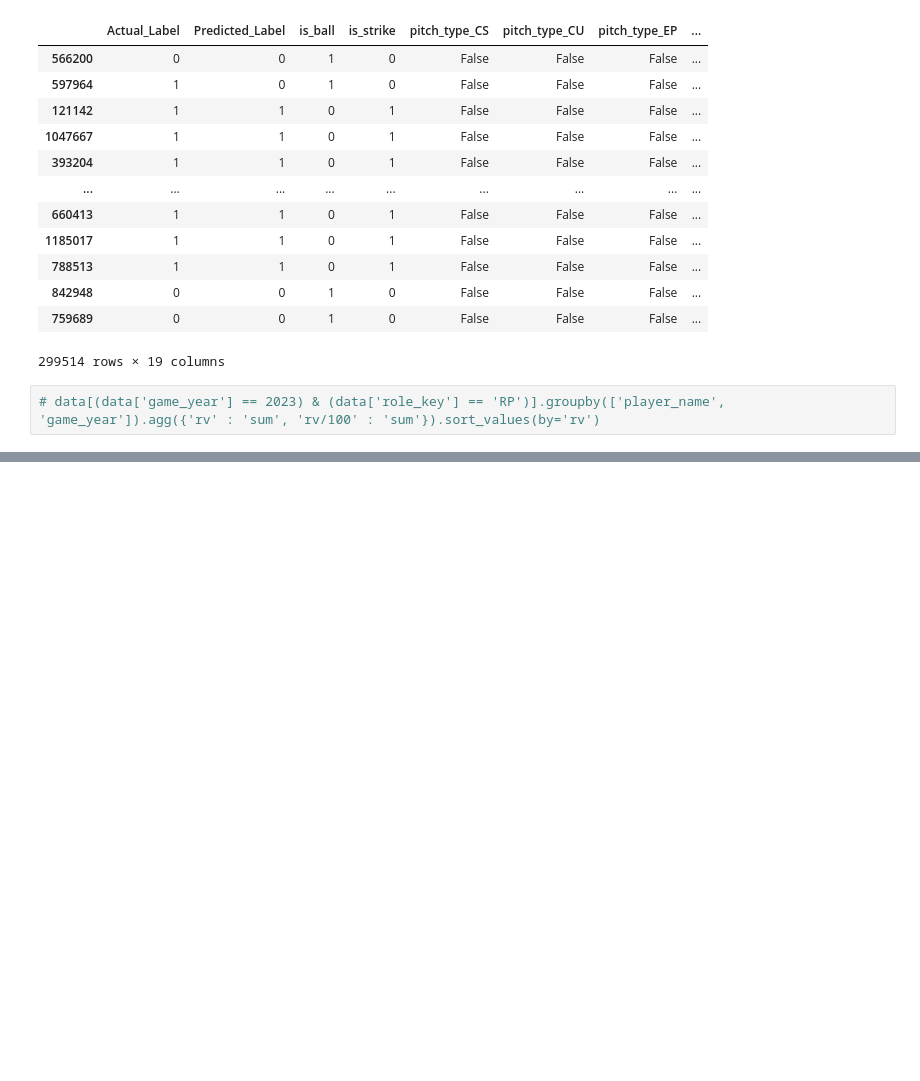
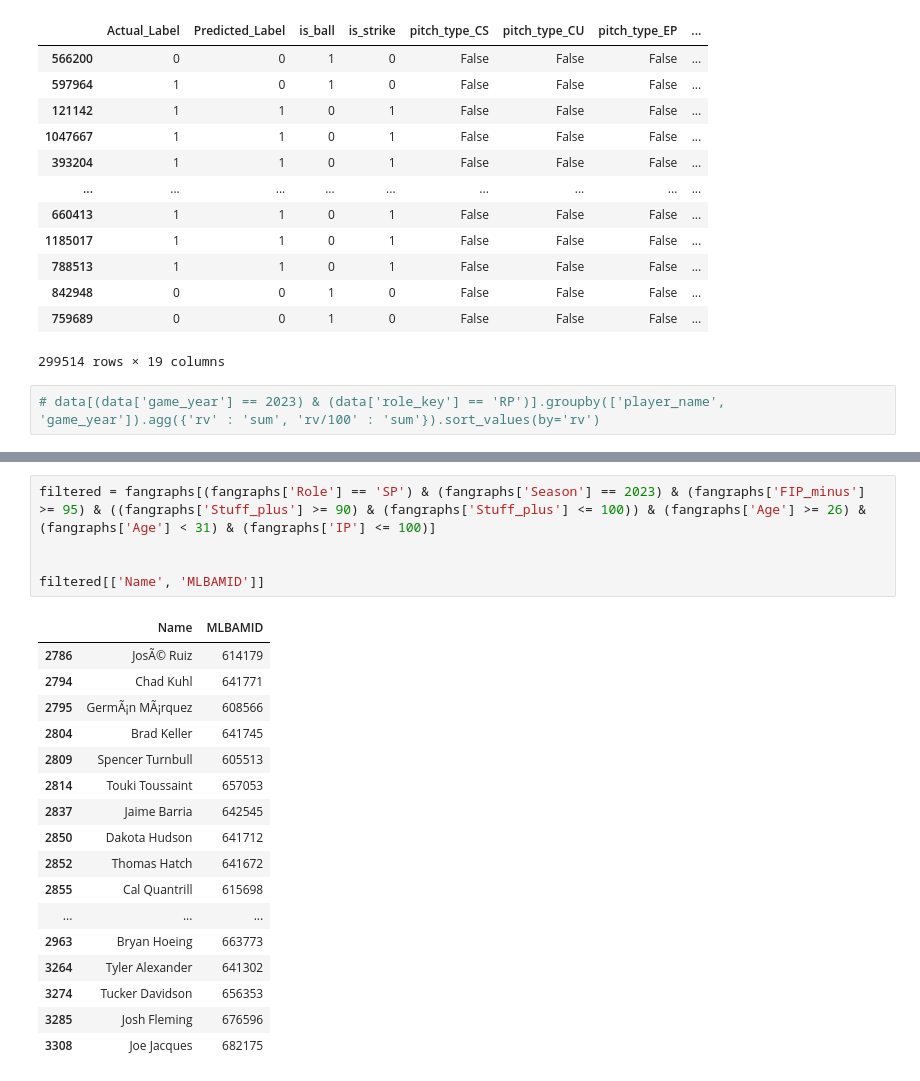
Before and after one commit to EddietheProgrammer/Reds-Hackathon, a Jupyter notebook: code.ipynb, the cells around one changed output, grey strips where cells are left out. Cells and saved outputs as stored; diff of their text form; blank space fills up the shorter version.

```diff
--- a/code.ipynb
+++ b/code.ipynb
@@ -503,0 +481,23 @@ filtered[['Name', 'MLBAMID']]
+# %%
+filtered = fangraphs[(fangraphs['Role'] == 'SP') & (fangraphs['Season'] == 2023) & (fangraphs['FIP_minus'] >= 95) & ((fangraphs['Stuff_plus'] >= 90) & (fangraphs['Stuff_plus'] <= 100)) & (fangraphs['Age'] >= 26) & (fangraphs['Age'] < 31) & (fangraphs['IP'] <= 100)]
+
+
+filtered[['Name', 'MLBAMID']]
+# %% [output]
+|  | Name | MLBAMID |
+| 2786 | JosÃ© Ruiz | 614179 |
+| 2794 | Chad Kuhl | 641771 |
+| 2795 | GermÃ¡n MÃ¡rquez | 608566 |
+| 2804 | Brad Keller | 641745 |
+| 2809 | Spencer Turnbull | 605513 |
+| 2814 | Touki Toussaint | 657053 |
+| 2837 | Jaime Barria | 642545 |
+| 2850 | Dakota Hudson | 641712 |
+| 2852 | Thomas Hatch | 641672 |
+| 2855 | Cal Quantrill | 615698 |
+| ... | ... | ... |
+| 2963 | Bryan Hoeing | 663773 |
+| 3264 | Tyler Alexander | 641302 |
+| 3274 | Tucker Davidson | 656353 |
+| 3285 | Josh Fleming | 676596 |
+| 3308 | Joe Jacques | 682175 |
```
Also changed, not shown: parts of 16 cells of this notebook.
